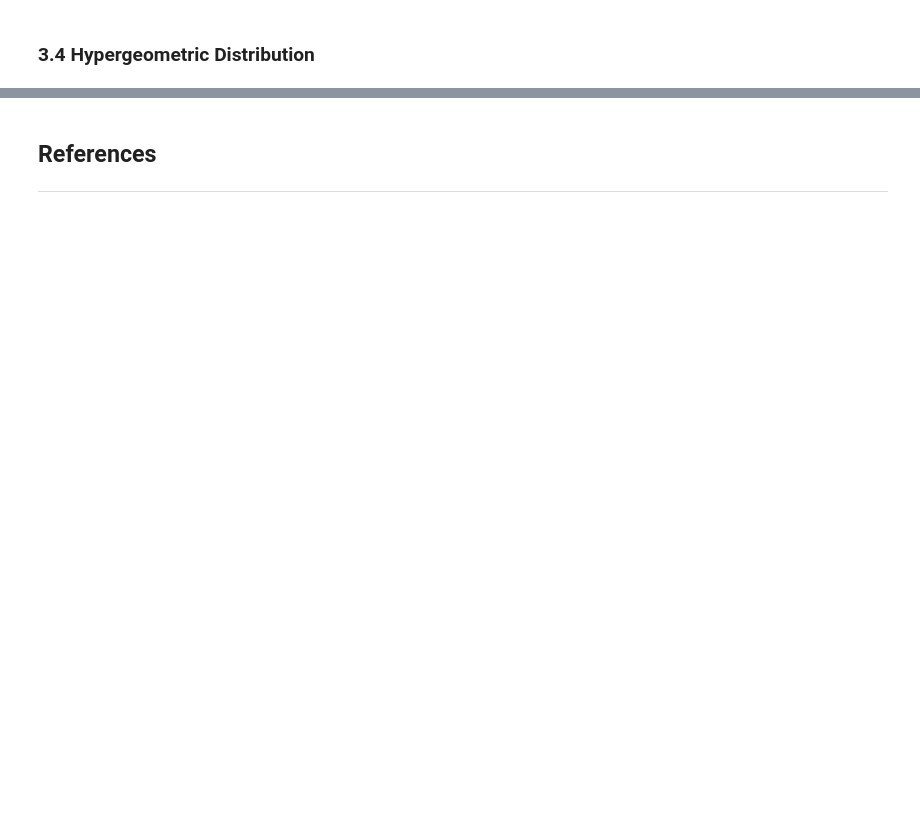
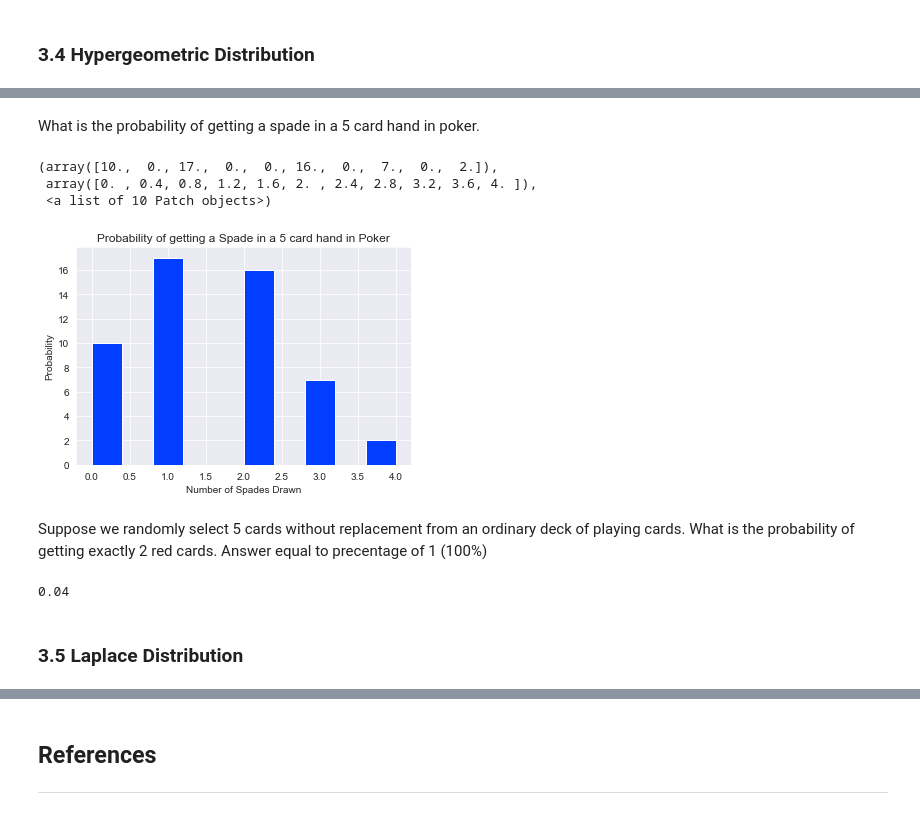
Before and after one commit to JPLee01/Programming_for_Data_Analysis-Assignment, a Jupyter notebook: Programming_for_Data_Analysis-Assignment.ipynb, the cells around one changed output, grey strips where cells are left out. Saved outputs shown, nothing was run; the diff lists cells and outputs as text; code cells hidden in the pictures; blank space fills up the shorter version.

```diff
--- a/Programming_for_Data_Analysis-Assignment.ipynb
+++ b/Programming_for_Data_Analysis-Assignment.ipynb
@@ -666,0 +694,24 @@ Need ro relook at
+# %% [markdown]
+What is the probability of getting a spade in a 5 card hand in poker.
+# %%
+#There are  13 spades total in a deck (ngood), which means there are 39 other cards remaining (nbad).
+#It is a 5 card hand (nspample) and it is a 52 card deck (size)
+s = np.random.hypergeometric(13, 39, 5, 52)
+plt.xlabel('Number of Spades Drawn')
+plt.ylabel('Probability')
+plt.title('Probability of getting a Spade in a 5 card hand in Poker')
+plt.hist(s)
+# %% [output]
+(array([10.,  0., 17.,  0.,  0., 16.,  0.,  7.,  0.,  2.]),
+ array([0. , 0.4, 0.8, 1.2, 1.6, 2. , 2.4, 2.8, 3.2, 3.6, 4. ]),
+ <a list of 10 Patch objects>)
+[figure, added]
+# %% [markdown]
+Suppose we randomly select 5 cards without replacement from an ordinary deck of playing cards. What is the probability of getting exactly 2 red cards. Answer equal to precentage of 1 (100%)
+# %%
+s = np.random.hypergeometric(26, 26, 5, 2)
+sum(s>=2)/100. + sum(s<=3)/100
+# %% [output]
+0.04
+# %% [markdown]
+### 3.5 Laplace Distribution
```
Also changed, not shown: parts of 35 cells of this notebook.
